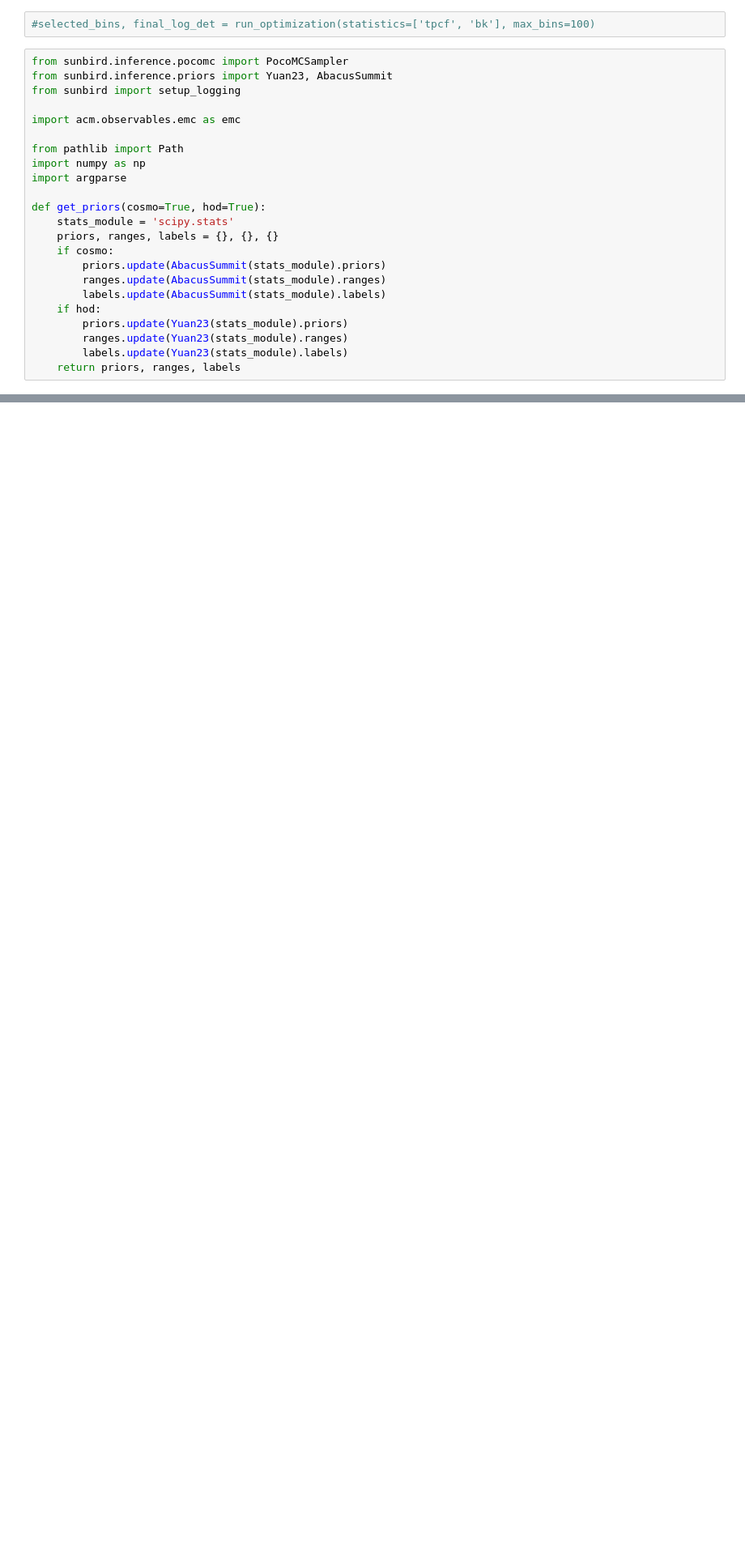
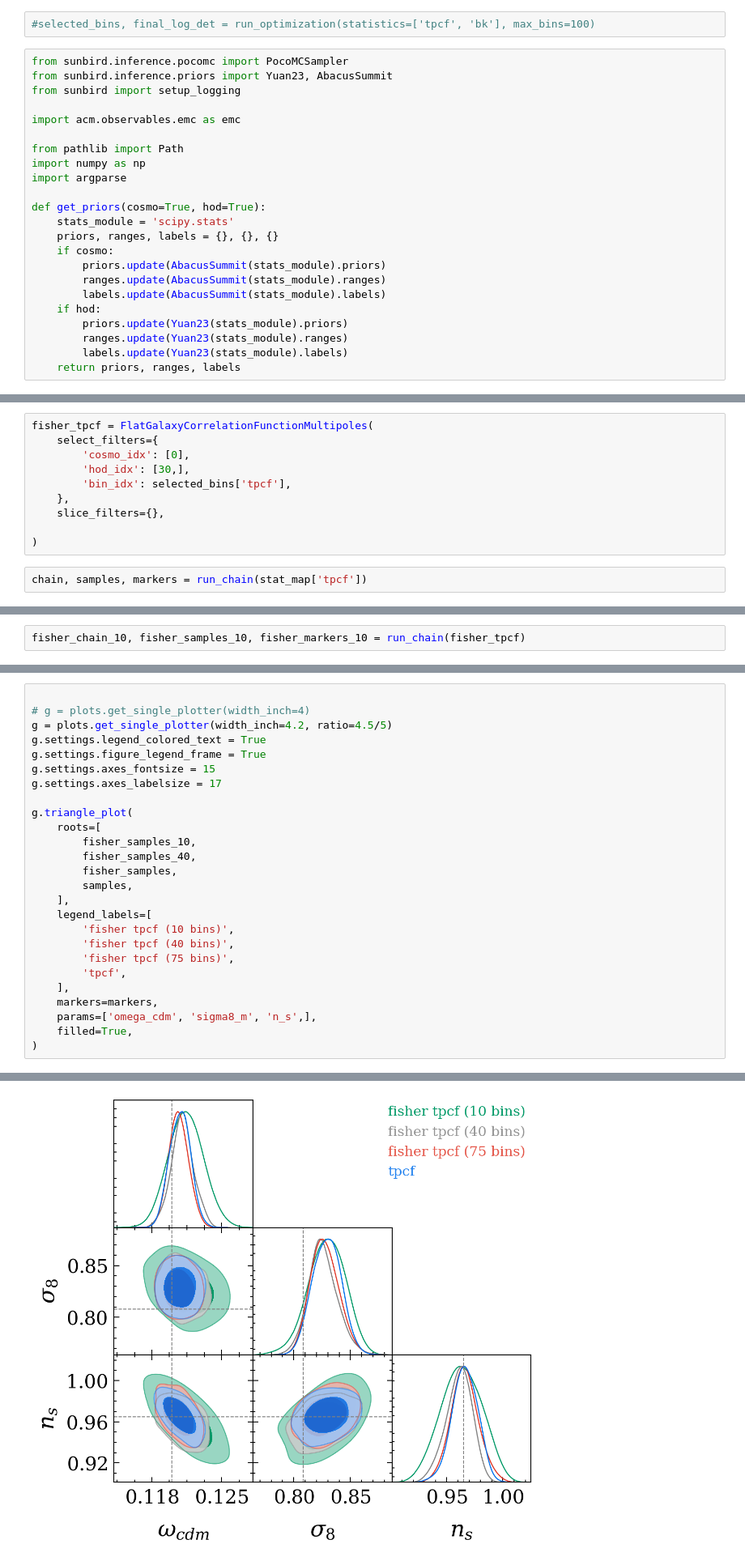
Before and after one commit to epaillas/acm, a Jupyter notebook: nb/greedy_fisher.ipynb, the cells around one changed output, grey strips where cells are left out. Shown at 81% size. Drawn from its saved outputs; the diff is of its cells as text; blank space fills up the shorter version.

```diff
--- a/nb/greedy_fisher.ipynb
+++ b/nb/greedy_fisher.ipynb
@@ -322,0 +369,12 @@ AttributeError: 'numpy.ndarray' object has no attribute 'device'
+# %%
+fisher_tpcf = FlatGalaxyCorrelationFunctionMultipoles(
+    select_filters={
+        'cosmo_idx': [0],
+        'hod_idx': [30,],
+        'bin_idx': selected_bins['tpcf'],
+    },
+    slice_filters={},
+
+)
+# %%
+chain, samples, markers = run_chain(stat_map['tpcf'])
@@ -322,0 +385,2 @@ AttributeError: 'numpy.ndarray' object has no attribute 'device'
+# %%
+fisher_chain_10, fisher_samples_10, fisher_markers_10 = run_chain(fisher_tpcf)
@@ -322,0 +391,27 @@ AttributeError: 'numpy.ndarray' object has no attribute 'device'
+# %%
+
+# g = plots.get_single_plotter(width_inch=4)
+g = plots.get_single_plotter(width_inch=4.2, ratio=4.5/5)
+g.settings.legend_colored_text = True
+g.settings.figure_legend_frame = True
+g.settings.axes_fontsize = 15
+g.settings.axes_labelsize = 17
+
+g.triangle_plot(
+    roots=[
+        fisher_samples_10,
+        fisher_samples_40,
+        fisher_samples,
+        samples,
+    ],
+    legend_labels=[
+        'fisher tpcf (10 bins)',
+        'fisher tpcf (40 bins)',
+        'fisher tpcf (75 bins)',
+        'tpcf',
+    ],
+    markers=markers,
+    params=['omega_cdm', 'sigma8_m', 'n_s',],
+    filled=True,
+)
+# %% [output]
@@ -322,0 +419 @@ AttributeError: 'numpy.ndarray' object has no attribute 'device'
+[figure, added]
```
Also changed, not shown: parts of 19 cells of this notebook.
